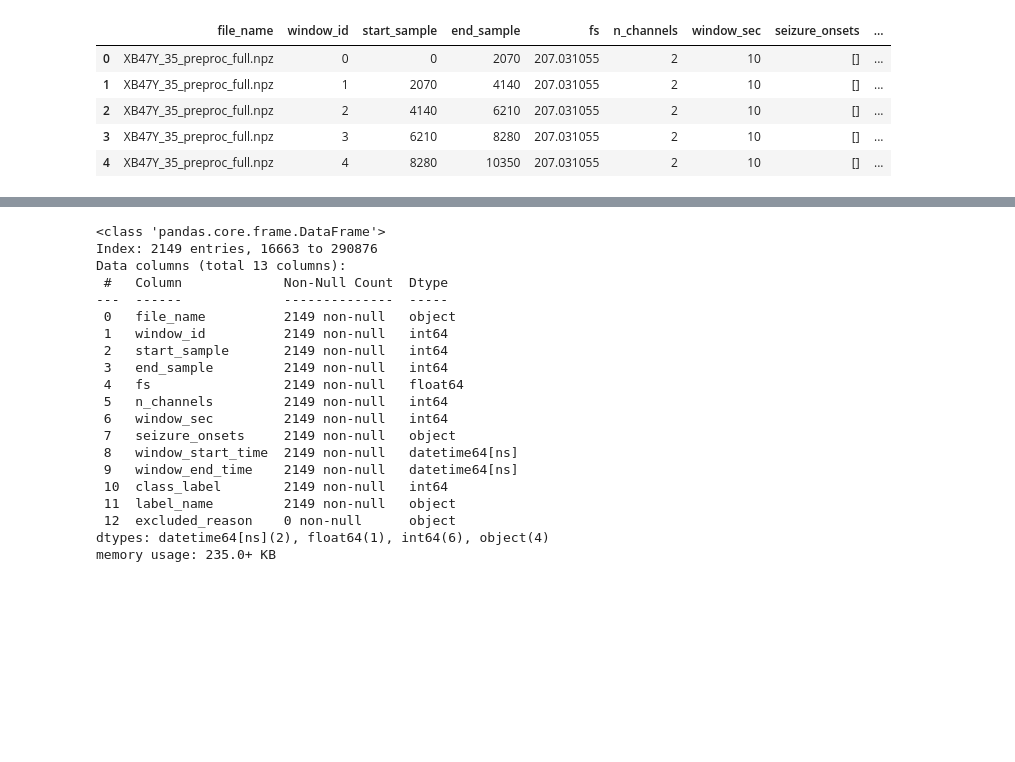
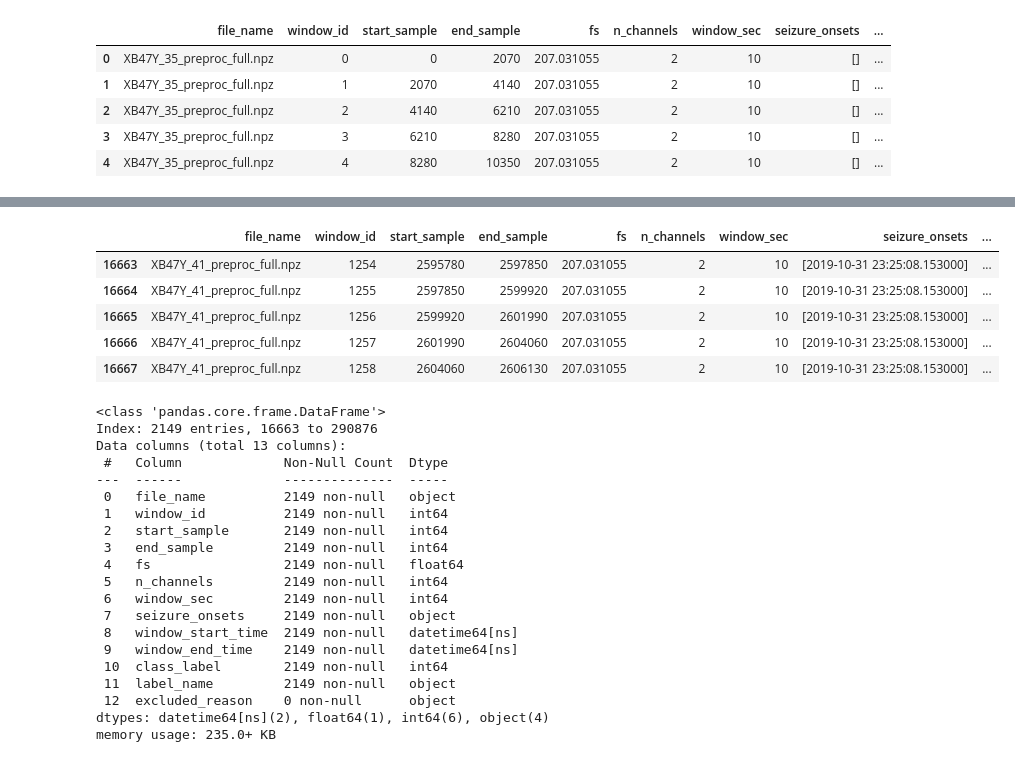
Before and after one commit to tomas0899/FoundationModel_EEG_Dissertation, a Jupyter notebook: Main_project/src/test_and_develop/2_Feature_extraction/Testing_functions_feature_ext.ipynb, the cells around one changed output, grey strips where cells are left out. Drawn from its saved outputs; the diff is of its cells as text; code cells hidden in the pictures; blank space fills up the shorter version.

```diff
--- a/Main_project/src/test_and_develop/2_Feature_extraction/Testing_functions_feature_ext.ipynb
+++ b/Main_project/src/test_and_develop/2_Feature_extraction/Testing_functions_feature_ext.ipynb
@@ -557,11 +614,19 @@ df_labeled.head()
 # %%
 # -------------------------------
 # Keep only preictal and seizure windows
 # -------------------------------
 df_final = df_labeled[df_labeled["class_label"].isin([1, 2])].copy()
 
 # Make class_label integer
 df_final["class_label"] = df_final["class_label"].astype(int)
+df_final.head()
+# %% [output]
+|  | file_name | window_id | start_sample | end_sample | fs | n_channels | window_sec | seizure_onsets | ... |
+| 16663 | XB47Y_41_preproc_full.npz | 1254 | 2595780 | 2597850 | 207.031055 | 2 | 10 | [2019-10-31 23:25:08.153000] | ... |
+| 16664 | XB47Y_41_preproc_full.npz | 1255 | 2597850 | 2599920 | 207.031055 | 2 | 10 | [2019-10-31 23:25:08.153000] | ... |
+| 16665 | XB47Y_41_preproc_full.npz | 1256 | 2599920 | 2601990 | 207.031055 | 2 | 10 | [2019-10-31 23:25:08.153000] | ... |
+| 16666 | XB47Y_41_preproc_full.npz | 1257 | 2601990 | 2604060 | 207.031055 | 2 | 10 | [2019-10-31 23:25:08.153000] | ... |
+| 16667 | XB47Y_41_preproc_full.npz | 1258 | 2604060 | 2606130 | 207.031055 | 2 | 10 | [2019-10-31 23:25:08.153000] | ... |
 # %%
 df_final.head()
 df_final.shape
```
Also changed, not shown: parts of 12 cells of this notebook, 1 other file.
